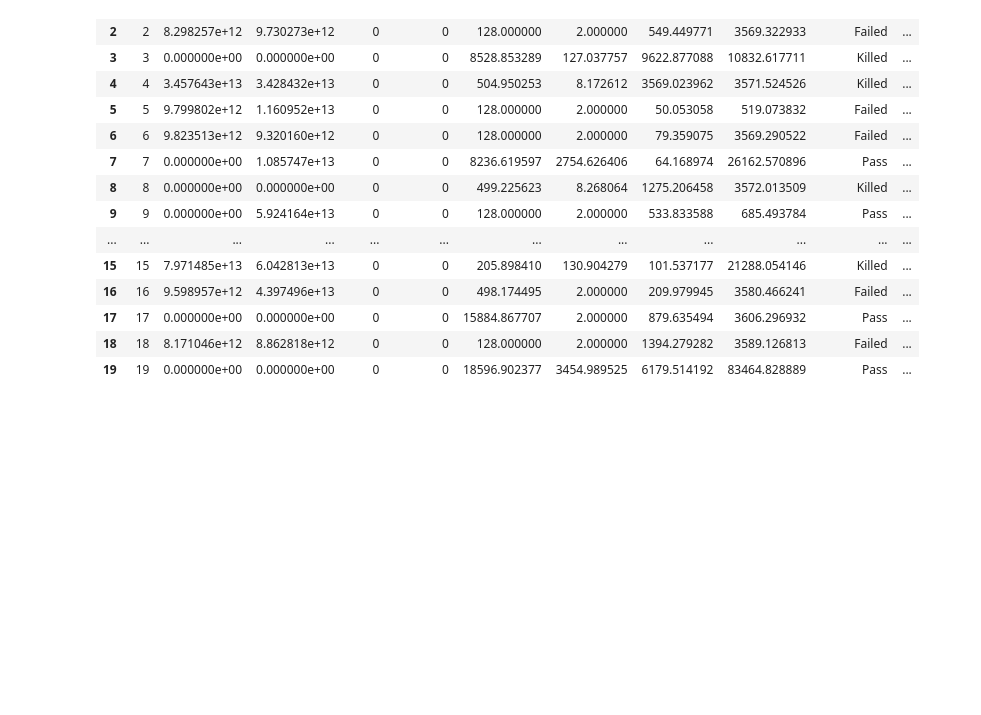
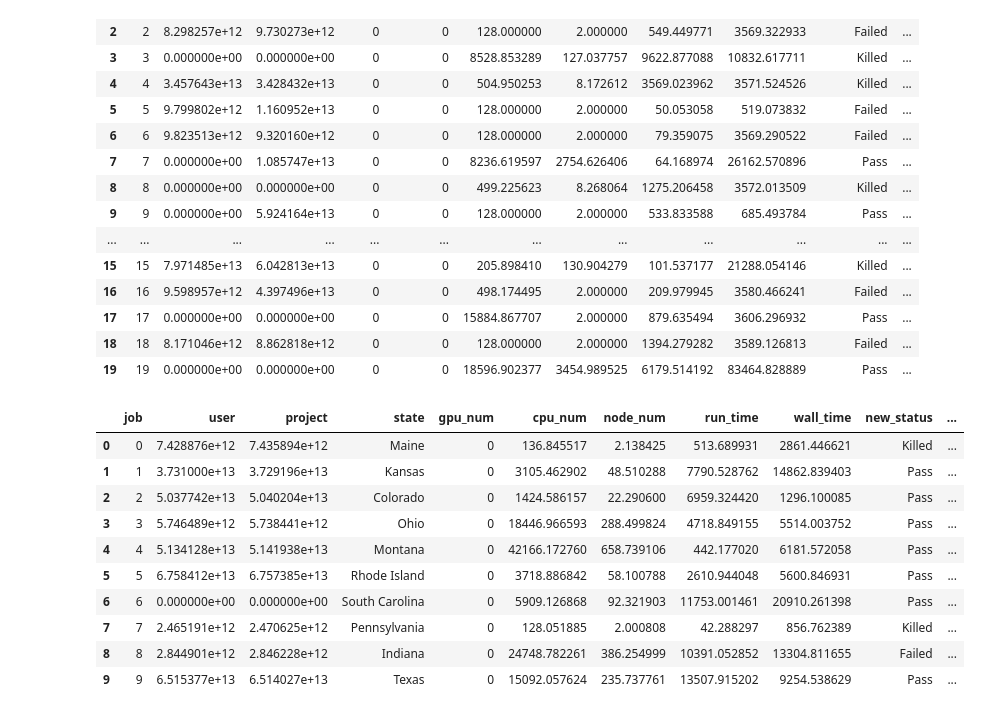
Before and after one commit to MonishSoundarRaj/data_check_generator, a Jupyter notebook: Copy_of_sdv_syn.ipynb, the cells around one changed output. Drawn from its saved outputs; the diff is of its cells as text; code cells hidden in the pictures; blank space fills up the shorter version.

```diff
--- a/Copy_of_sdv_syn.ipynb
+++ b/Copy_of_sdv_syn.ipynb
@@ -205,4 +205,35 @@ synthetic_data_cgs.head(20)
 | 17 | 17 | 0.000000e+00 | 0.000000e+00 | 0 | 0 | 15884.867707 | 2.000000 | 879.635494 | 3606.296932 | Pass | ... |
 | 18 | 18 | 8.171046e+12 | 8.862818e+12 | 0 | 0 | 128.000000 | 2.000000 | 1394.279282 | 3589.126813 | Failed | ... |
 | 19 | 19 | 0.000000e+00 | 0.000000e+00 | 0 | 0 | 18596.902377 | 3454.989525 | 6179.514192 | 83464.828889 | Pass | ... |
+# %%
+from sdv.single_table import GaussianCopulaSynthesizer
+
+gau_synthesizer = GaussianCopulaSynthesizer(
+    metadata, # required
+    enforce_min_max_values=True,
+    enforce_rounding=False,
+    numerical_distributions={
+        'user': 'gaussian_kde',
+         'project': 'gaussian_kde',
+    },
+    default_distribution='beta'
+)
+
+gau_synthesizer.fit(df.head(13000))
+
+gau_synthetic_data = gau_synthesizer.sample(num_rows=10000)
+# %%
+gau_synthetic_data.head(10)
+# %% [output]
+|  | job | user | project | state | gpu_num | cpu_num | node_num | run_time | wall_time | new_status | ... |
+| 0 | 0 | 7.428876e+12 | 7.435894e+12 | Maine | 0 | 136.845517 | 2.138425 | 513.689931 | 2861.446621 | Killed | ... |
+| 1 | 1 | 3.731000e+13 | 3.729196e+13 | Kansas | 0 | 3105.462902 | 48.510288 | 7790.528762 | 14862.839403 | Pass | ... |
+| 2 | 2 | 5.037742e+13 | 5.040204e+13 | Colorado | 0 | 1424.586157 | 22.290600 | 6959.324420 | 1296.100085 | Pass | ... |
+| 3 | 3 | 5.746489e+12 | 5.738441e+12 | Ohio | 0 | 18446.966593 | 288.499824 | 4718.849155 | 5514.003752 | Pass | ... |
+| 4 | 4 | 5.134128e+13 | 5.141938e+13 | Montana | 0 | 42166.172760 | 658.739106 | 442.177020 | 6181.572058 | Pass | ... |
+| 5 | 5 | 6.758412e+13 | 6.757385e+13 | Rhode Island | 0 | 3718.886842 | 58.100788 | 2610.944048 | 5600.846931 | Pass | ... |
+| 6 | 6 | 0.000000e+00 | 0.000000e+00 | South Carolina | 0 | 5909.126868 | 92.321903 | 11753.001461 | 20910.261398 | Pass | ... |
+| 7 | 7 | 2.465191e+12 | 2.470625e+12 | Pennsylvania | 0 | 128.051885 | 2.000808 | 42.288297 | 856.762389 | Killed | ... |
+| 8 | 8 | 2.844901e+12 | 2.846228e+12 | Indiana | 0 | 24748.782261 | 386.254999 | 10391.052852 | 13304.811655 | Failed | ... |
+| 9 | 9 | 6.515377e+13 | 6.514027e+13 | Texas | 0 | 15092.057624 | 235.737761 | 13507.915202 | 9254.538629 | Pass | ... |
 # %%
```
Also changed, not shown: parts of 6 cells of this notebook.
